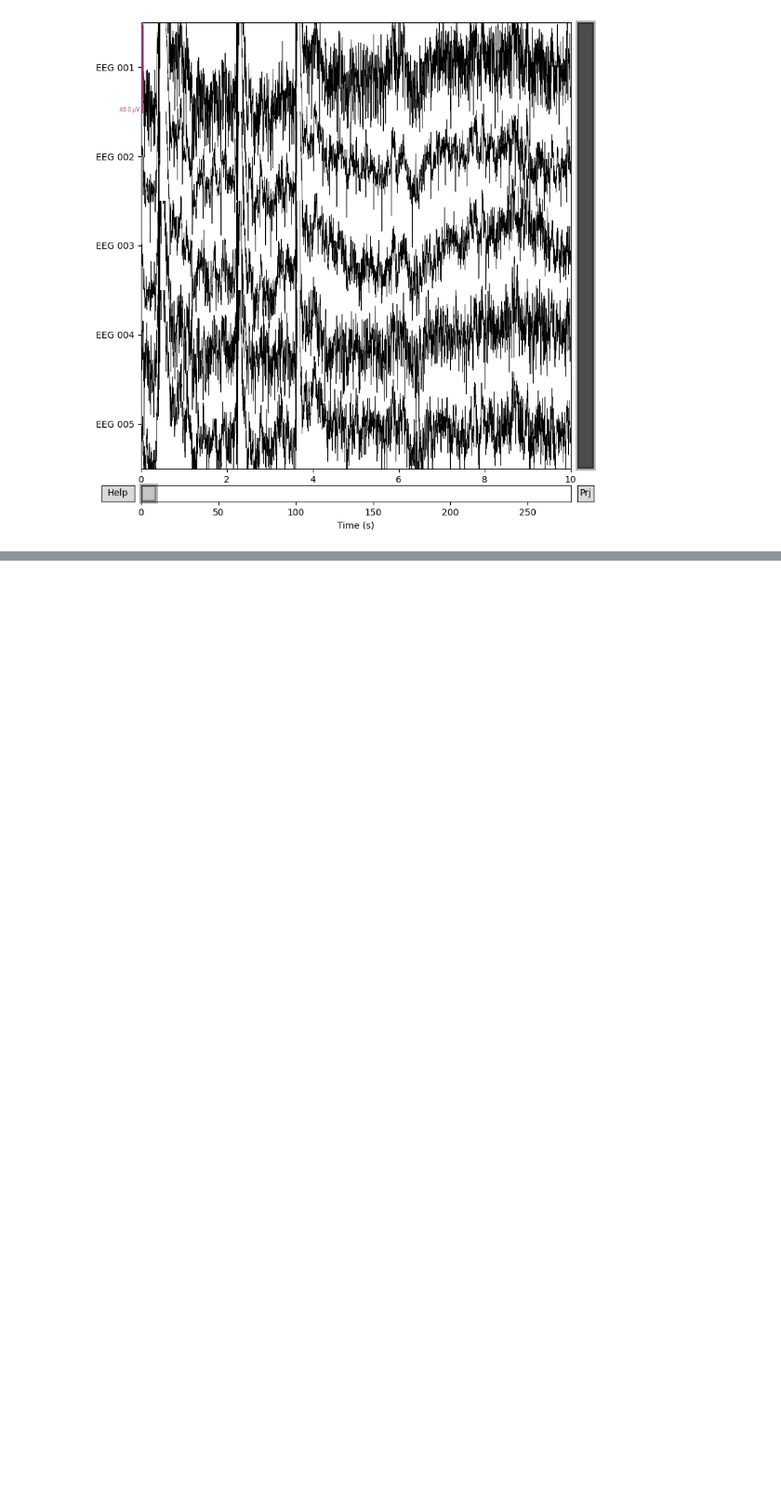
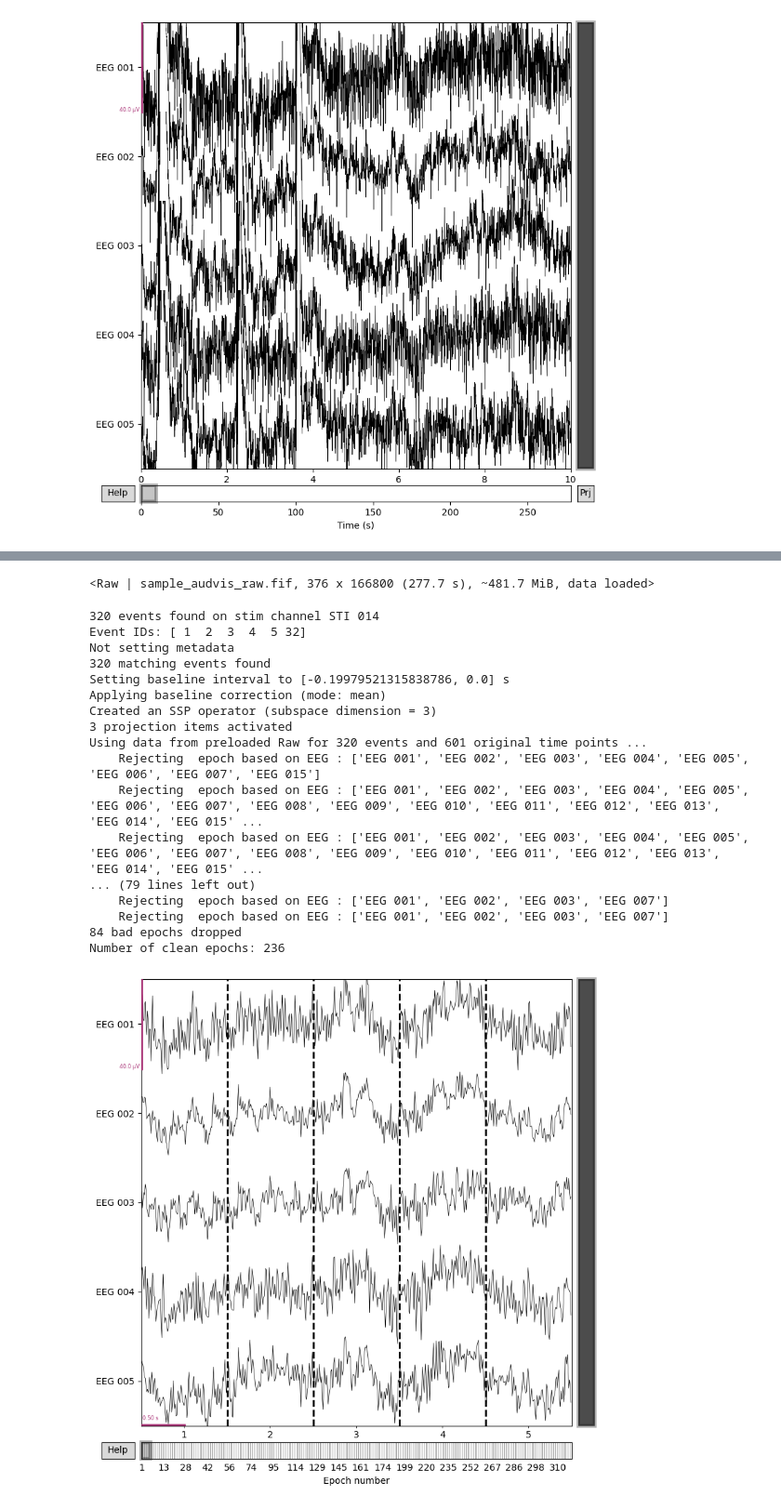
Before and after one commit to eozturk1968/neuro-pipeline, a Jupyter notebook: 01_load_and_plot.ipynb/01_load_and_plot.ipynb.ipynb, the cells around one changed output, grey strips where cells are left out. Shown at 93% size. Drawn from its saved outputs; the diff is of its cells as text; code cells hidden in the pictures; blank space fills up the shorter version.

Commit message:
Add automatic artifact rejection by amplitude threshold

```diff
--- a/01_load_and_plot.ipynb/01_load_and_plot.ipynb.ipynb
+++ b/01_load_and_plot.ipynb/01_load_and_plot.ipynb.ipynb
@@ -108,0 +131,45 @@ Reading 0 ... 166799  =      0.000 ...   277.714 secs...
+# %%
+print(raw_filtered)
+# %% [output]
+<Raw | sample_audvis_raw.fif, 376 x 166800 (277.7 s), ~481.7 MiB, data loaded>
+# %%
+# Step 3: Artifact rejection by amplitude threshold
+
+# 3.1 Find the stimulus events
+events = mne.find_events(raw_filtered, stim_channel='STI 014')
+
+# 3.2 Epoch the filtered data from -0.2 to 0.8 seconds around each event,
+#     rejecting any epoch where EEG amplitude exceeds ±100 µV
+epochs = mne.Epochs(
+    raw_filtered,
+    events,
+    tmin=-0.2,
+    tmax=0.8,
+    preload=True,
+    reject=dict(eeg=100e-6)  # units are volts, so 100e-6 = 100 µV
+)
+
+# 3.3 Print how many clean epochs remain
+print(f"Number of clean epochs: {len(epochs)}")
+
+# 3.4 Plot a few of the clean epochs for visual inspection
+epochs.plot(n_epochs=5, picks=eeg_picks)
+# %% [output]
+320 events found on stim channel STI 014
+Event IDs: [ 1  2  3  4  5 32]
+Not setting metadata
+320 matching events found
+Setting baseline interval to [-0.19979521315838786, 0.0] s
+Applying baseline correction (mode: mean)
+Created an SSP operator (subspace dimension = 3)
+3 projection items activated
+Using data from preloaded Raw for 320 events and 601 original time points ...
+    Rejecting  epoch based on EEG : ['EEG 001', 'EEG 002', 'EEG 003', 'EEG 004', 'EEG 005', 'EEG 006', 'EEG 007', 'EEG 015']
+    Rejecting  epoch based on EEG : ['EEG 001', 'EEG 002', 'EEG 003', 'EEG 004', 'EEG 005', 'EEG 006', 'EEG 007', 'EEG 008', 'EEG 009', 'EEG 010', 'EEG 011', 'EEG 012', 'EEG 013', 'EEG 014', 'EEG 015' ...
+    Rejecting  epoch based on EEG : ['EEG 001', 'EEG 002', 'EEG 003', 'EEG 004', 'EEG 005', 'EEG 006', 'EEG 007', 'EEG 008', 'EEG 009', 'EEG 010', 'EEG 011', 'EEG 012', 'EEG 013', 'EEG 014', 'EEG 015' ...
+... (79 lines left out)
+    Rejecting  epoch based on EEG : ['EEG 001', 'EEG 002', 'EEG 003', 'EEG 007']
+    Rejecting  epoch based on EEG : ['EEG 001', 'EEG 002', 'EEG 003', 'EEG 007']
+84 bad epochs dropped
+Number of clean epochs: 236
+[figure, added]
```
Also changed, not shown: parts of 2 cells of this notebook.
